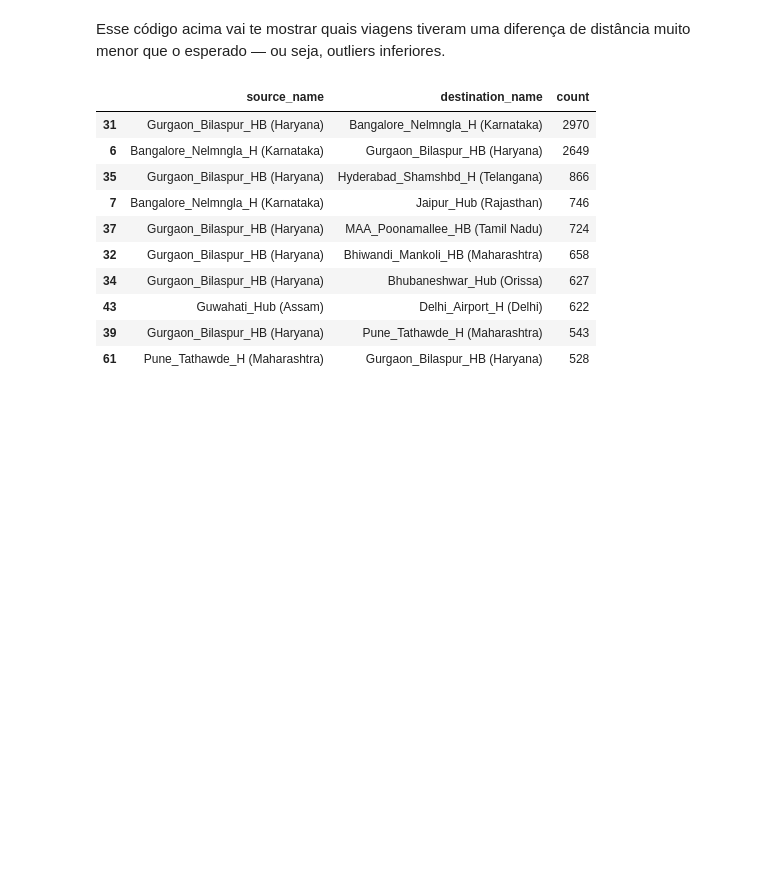
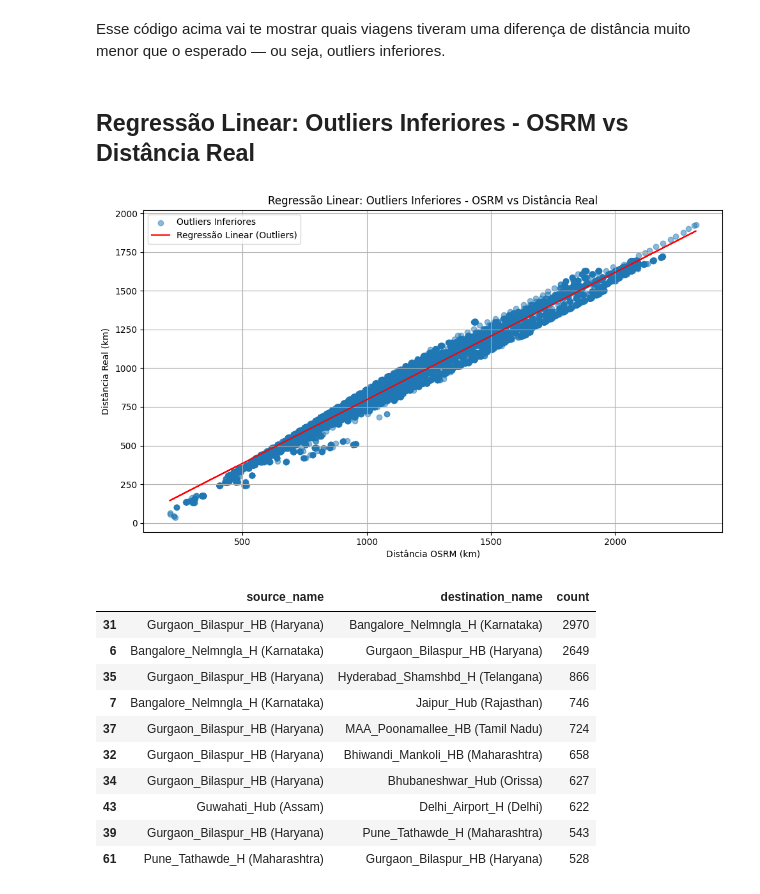
Before and after one commit to Tfonseca200/Analysis-Date-MG-entreposto-carnes, a Jupyter notebook: Trabalho.ipynb, the cells around one changed output. Cells and saved outputs as stored; diff of their text form; code cells hidden in the pictures; blank space fills up the shorter version.

```diff
--- a/Trabalho.ipynb
+++ b/Trabalho.ipynb
@@ -423,3 +425,38 @@ Esse código acima vai te mostrar quais viagens tiveram uma diferença de distâ
+# %% [markdown]
+## Regressão Linear: Outliers Inferiores - OSRM vs Distância Real
+# %%
+# Calcular a diferença entre distância real e OSRM
+df['distance_diff'] = df['actual_distance_to_destination'] - df['osrm_distance']
+
+# Calcular IQR para identificar outliers inferiores
+Q1 = df['distance_diff'].quantile(0.25)
+Q3 = df['distance_diff'].quantile(0.75)
+IQR = Q3 - Q1
+lower_bound = Q1 - 1.5 * IQR
+
+# Filtrar apenas os outliers inferiores
+lower_outliers = df[df['distance_diff'] < lower_bound]
+
+# Regressão linear para os outliers inferiores
+outlier_df = lower_outliers[['osrm_distance', 'actual_distance_to_destination']].dropna()
+X = outlier_df['osrm_distance']
+y = outlier_df['actual_distance_to_destination']
+X_const = sm.add_constant(X)
+model = sm.OLS(y, X_const).fit()
+
+# Plotar pontos e linha da regressão linear
+plt.figure(figsize=(10, 6))
+plt.scatter(X, y, alpha=0.5, label='Outliers Inferiores')
+plt.plot(X, model.fittedvalues, color='red', label='Regressão Linear (Outliers)')
+plt.title('Regressão Linear: Outliers Inferiores - OSRM vs Distância Real')
+plt.xlabel('Distância OSRM (km)')
+plt.ylabel('Distância Real (km)')
+plt.legend()
+plt.grid(True)
+plt.tight_layout()
+plt.show()
+# %% [output]
+[figure, added]
 # %%
 # Agrupa os outliers inferiores pelas combinações de origem e destino,
 # contando quantas vezes cada par (rota) aparece como outlier
```
Also changed, not shown: parts of 18 cells of this notebook, 1 other file.
